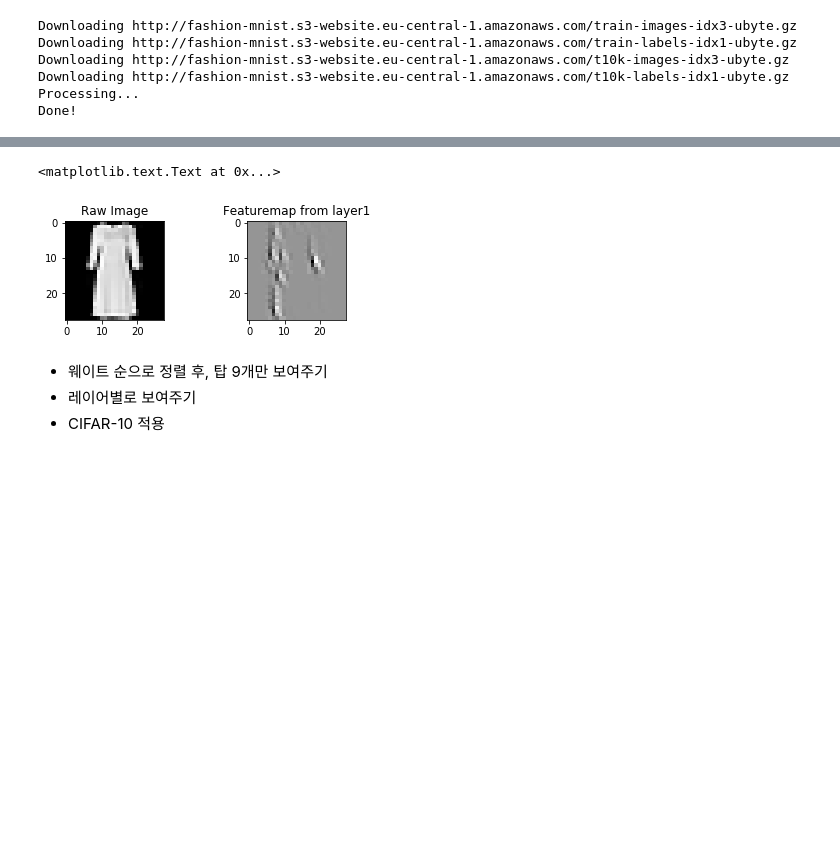
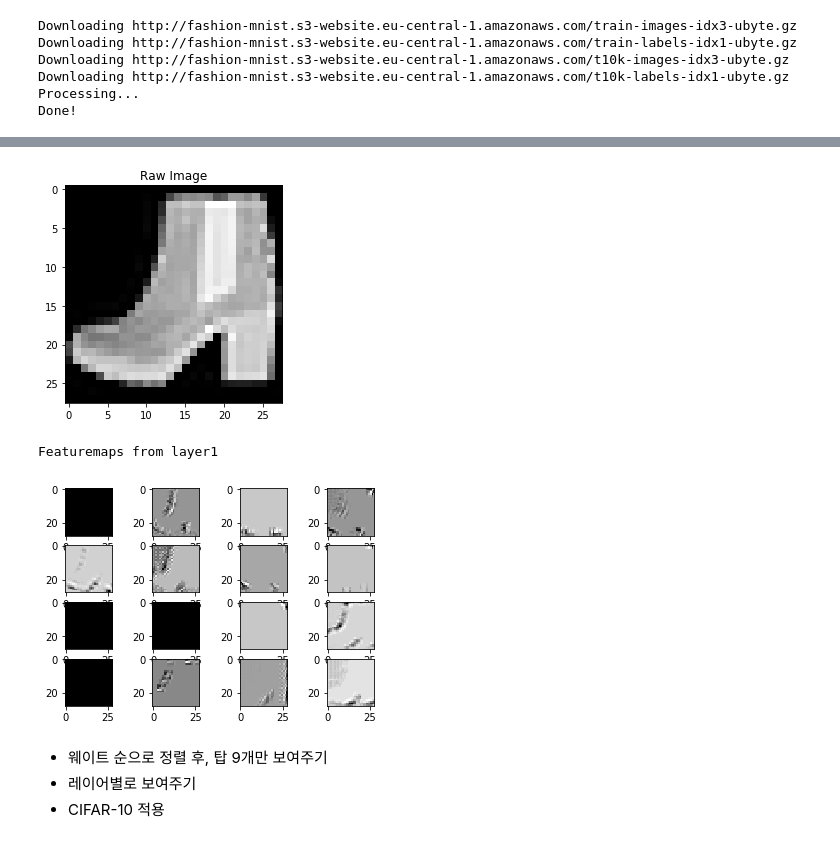
Before and after one commit to DSKSD/Pytorch_Fast_Campus_2018, a Jupyter notebook: week4/1_CNN_Basic.ipynb, the cells around one changed output, grey strips where cells are left out. Saved outputs shown, nothing was run; the diff lists cells and outputs as text; code cells hidden in the pictures; blank space fills up the shorter version.

```diff
--- a/week4/1_CNN_Basic.ipynb
+++ b/week4/1_CNN_Basic.ipynb
@@ -86,17 +84,19 @@ class CNN(nn.Module):
     def visualize_layer(self,inputs,layer=None):
         inputs,indices1 = self.conv_layer1(inputs)
 
-        index = random.choice(range(inputs.size(1)))
-        featuremap = inputs[0][index].view(1,1,inputs.size(2),inputs.size(3))
-        f_indices = indices1[0][index].view(1,1,inputs.size(2),inputs.size(3))
-        unpooled = self.unpooling(featuremap,f_indices)
-        unpooled = F.relu(unpooled)
+        featuremaps=[]
+#         index = random.choice(range(inputs.size(1)))
+        for index in range(inputs.size(1)):
+            featuremap = inputs[0][index].view(1,1,inputs.size(2),inputs.size(3))
+            f_indices = indices1[0][index].view(1,1,inputs.size(2),inputs.size(3))
+            unpooled = self.unpooling(featuremap,f_indices)
+            unpooled = F.relu(unpooled)
 
-        # 해당 필터 weight 복사
-        self.deconv.weight.data = self.conv_layer1[0].weight.data[index].unsqueeze(0).clone()
-
-        deconved1 = self.deconv(unpooled)
-        return deconved1
+            # 해당 필터 weight 복사
+            self.deconv.weight.data = self.conv_layer1[0].weight.data[index].unsqueeze(0).clone()
+            deconved1 = self.deconv(unpooled)
+            featuremaps.append(deconved1)
+        return featuremaps
 
     def forward(self,inputs):
         inputs,_ = self.conv_layer1(inputs)
@@ -147,18 +147,20 @@ for epoch in range(EPOCH):
 # %%
 input = random.choice(test_dataset)
 
-plt.subplot(2,2,1)
 plt.imshow(input[0].squeeze().numpy(), cmap='gray', interpolation='none')
 plt.title("Raw Image")
+plt.show()
 
-feature = model.visualize_layer(Variable(input[0].unsqueeze(0)))
+features = model.visualize_layer(Variable(input[0].unsqueeze(0)))
 
-plt.subplot(2,2,2)
-plt.imshow(feature.squeeze().data.numpy(), cmap='gray', interpolation='none')
-plt.title("Featuremap from layer1")
+print("Featuremaps from layer1")
+for i,feature in enumerate(features):
+    plt.subplot(4,4,i+1)
+    plt.imshow(feature.squeeze().data.numpy(), cmap='gray', interpolation='none')
 # %% [output]
+[figure, new version]
-<matplotlib.text.Text at 0x...>
+Featuremaps from layer1
-[figure, old version]
+[figure, added]
 # %% [markdown]
 * 웨이트 순으로 정렬 후, 탑 9개만 보여주기
 * 레이어별로 보여주기
```
Also changed, not shown: parts of 3 cells of this notebook, 1 other file.
